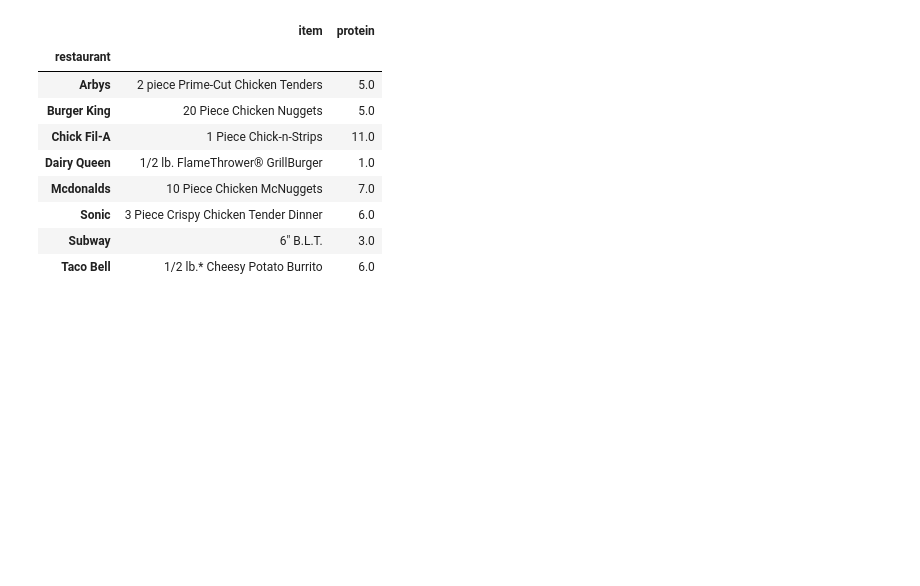
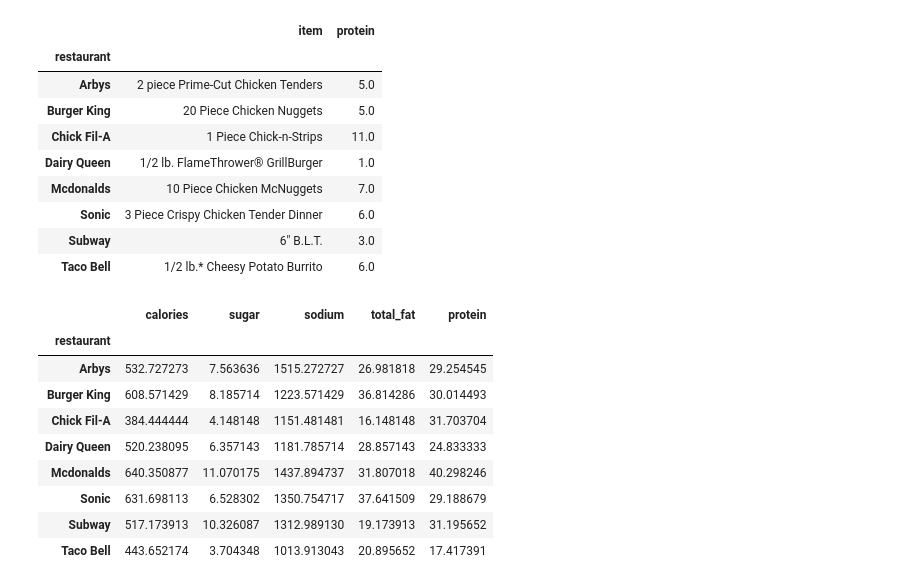
Before and after one commit to lucasjfsmith/ut-dav-project-one, a Jupyter notebook: fast_food_nutrition_donna.ipynb, the cells around one changed output. Saved outputs shown, nothing was run; the diff lists cells and outputs as text; code cells hidden in the pictures; blank space fills up the shorter version.

```diff
--- a/fast_food_nutrition_donna.ipynb
+++ b/fast_food_nutrition_donna.ipynb
@@ -239,0 +250,15 @@ min_prot
+# %%
+# Sorting by averages
+avg_df = fast_food_df_sorted.groupby(['restaurant'])['calories', 'sugar', 'sodium', 'total_fat', 'protein'].mean()
+avg_df
+# %% [output]
+|  | calories | sugar | sodium | total_fat | protein |
+| restaurant |  |  |  |  |  |
+| Arbys | 532.727273 | 7.563636 | 1515.272727 | 26.981818 | 29.254545 |
+| Burger King | 608.571429 | 8.185714 | 1223.571429 | 36.814286 | 30.014493 |
+| Chick Fil-A | 384.444444 | 4.148148 | 1151.481481 | 16.148148 | 31.703704 |
+| Dairy Queen | 520.238095 | 6.357143 | 1181.785714 | 28.857143 | 24.833333 |
+| Mcdonalds | 640.350877 | 11.070175 | 1437.894737 | 31.807018 | 40.298246 |
+| Sonic | 631.698113 | 6.528302 | 1350.754717 | 37.641509 | 29.188679 |
+| Subway | 517.173913 | 10.326087 | 1312.989130 | 19.173913 | 31.195652 |
+| Taco Bell | 443.652174 | 3.704348 | 1013.913043 | 20.895652 | 17.417391 |
```
Also changed, not shown: parts of 8 cells of this notebook.
